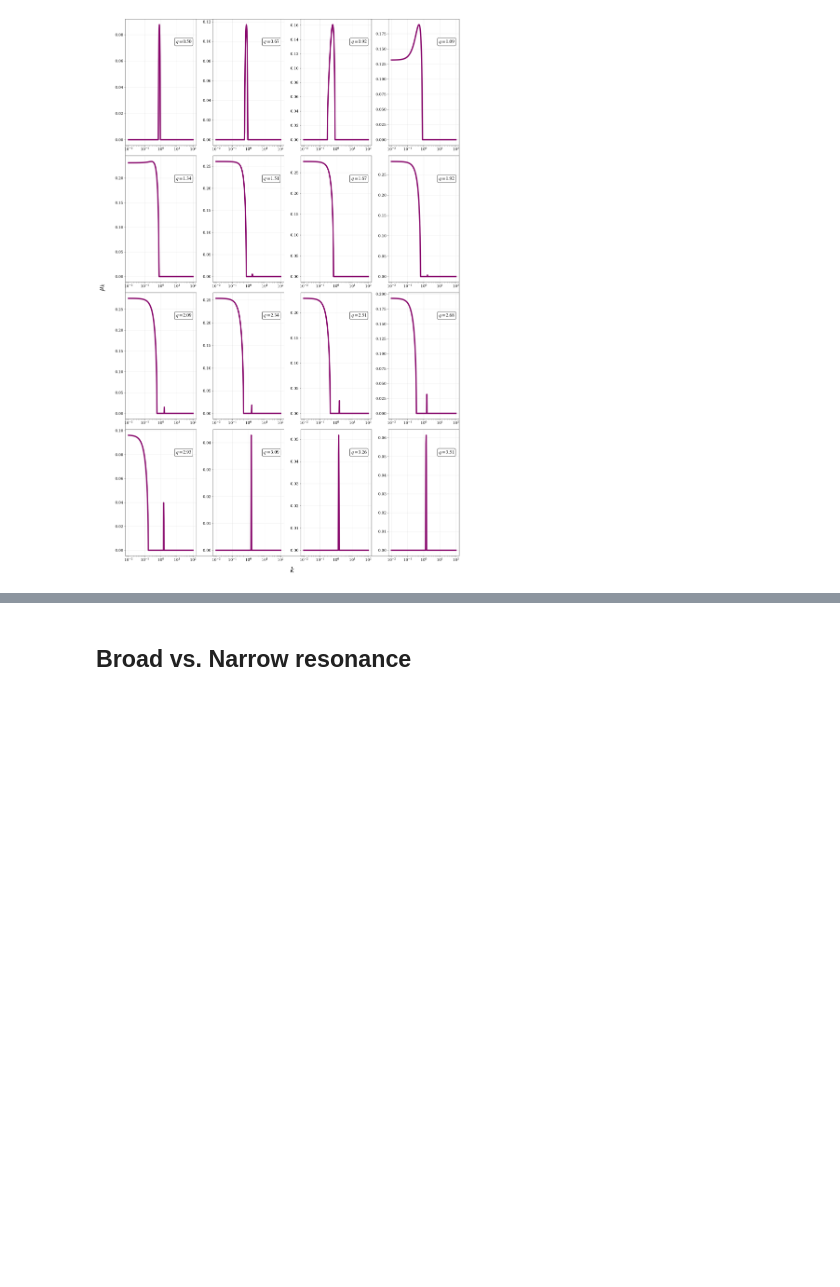
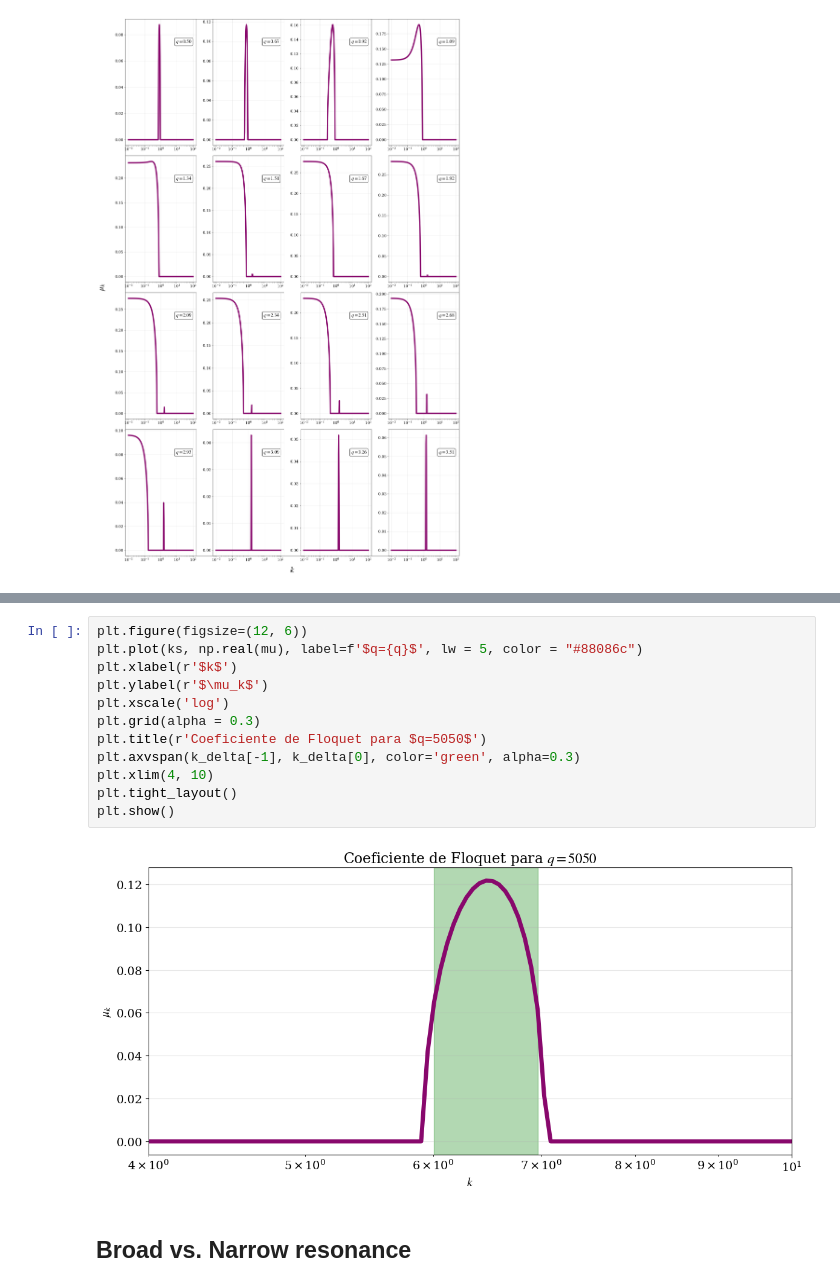
Before and after one commit to TomasCiccarella/Tesis, a Jupyter notebook: lphi4/lphi4.ipynb, the cells around one changed output, grey strips where cells are left out. Cells and saved outputs as stored; diff of their text form; blank space fills up the shorter version.

```diff
--- a/lphi4/lphi4.ipynb
+++ b/lphi4/lphi4.ipynb
@@ -243,3 +409,17 @@ plt.show()
+# %%
+plt.figure(figsize=(12, 6))
+plt.plot(ks, np.real(mu), label=f'$q={q}$', lw = 5, color = "#88086c")
+plt.xlabel(r'$k$')
+plt.ylabel(r'$\mu_k$')
+plt.xscale('log')
+plt.grid(alpha = 0.3)
+plt.title(r'Coeficiente de Floquet para $q=5050$')
+plt.axvspan(k_delta[-1], k_delta[0], color='green', alpha=0.3)
+plt.xlim(4, 10)
+plt.tight_layout()
+plt.show()
+# %% [output]
+[figure, added]
 # %% [markdown]
 ## Broad vs. Narrow resonance
 # %%
```
Also changed, not shown: parts of 36 cells of this notebook, 2 other files.
